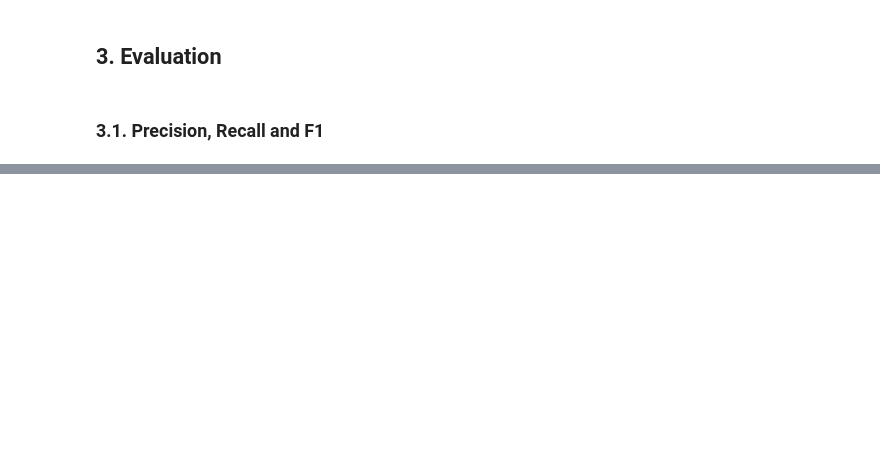
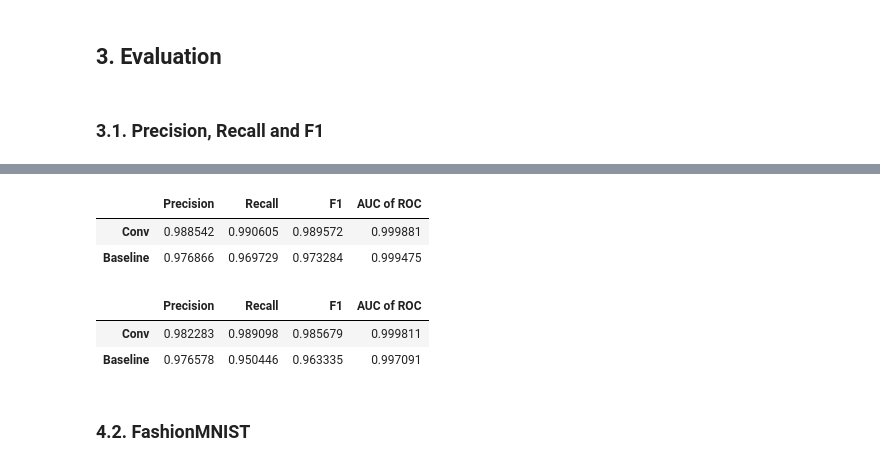
Before and after one commit to CSharperMantle/hdu2025_deep_learning, a Jupyter notebook: 2-mlp/2-mlp.ipynb, the cells around one changed output, grey strips where cells are left out. Drawn from its saved outputs; the diff is of its cells as text; code cells hidden in the pictures; blank space fills up the shorter version.

```diff
--- a/2-mlp/2-mlp.ipynb
+++ b/2-mlp/2-mlp.ipynb
@@ -330,0 +491,2 @@ class BinPredEvalResult(ty.NamedTuple):
+# %%
+train(CONV_MODEL, mnist_x_train, mnist_y_train, mnist_x_test, mnist_y_test)
@@ -330,0 +511,35 @@ class BinPredEvalResult(ty.NamedTuple):
+# %%
+conv_fashion_results: dict[int, pd.Series] = {}
+
+for k in LABELS:
+    conv_result = eval_bin_classif(CONV_MODEL, mnist_x_test, mnist_y_test, k)
+    data = {
+        "Precision": conv_result[0].precision,
+        "Recall": conv_result[0].recall,
+        "F1": conv_result[0].f1_score,
+        "AUC of ROC": conv_result[1],
+    }
+    conv_fashion_results[k] = pd.Series(data)
+
+baseline_mnist_results = {k: bin_results[k].T["Baseline"] for k in bin_results}
+
+conv_baseline_results = {
+    k: pd.DataFrame(
+        {"Conv": conv_fashion_results[k], "Baseline": baseline_mnist_results[k]}
+    ).T
+    for k in LABELS
+}
+# %%
+conv_baseline_results[LABELS[0]]
+# %% [output]
+|  | Precision | Recall | F1 | AUC of ROC |
+| Conv | 0.988542 | 0.990605 | 0.989572 | 0.999881 |
+| Baseline | 0.976866 | 0.969729 | 0.973284 | 0.999475 |
+# %%
+conv_baseline_results[LABELS[1]]
+# %% [output]
+|  | Precision | Recall | F1 | AUC of ROC |
+| Conv | 0.982283 | 0.989098 | 0.985679 | 0.999811 |
+| Baseline | 0.976578 | 0.950446 | 0.963335 | 0.997091 |
+# %% [markdown]
+### 4.2. FashionMNIST
```
Also changed, not shown: parts of 19 cells of this notebook.
